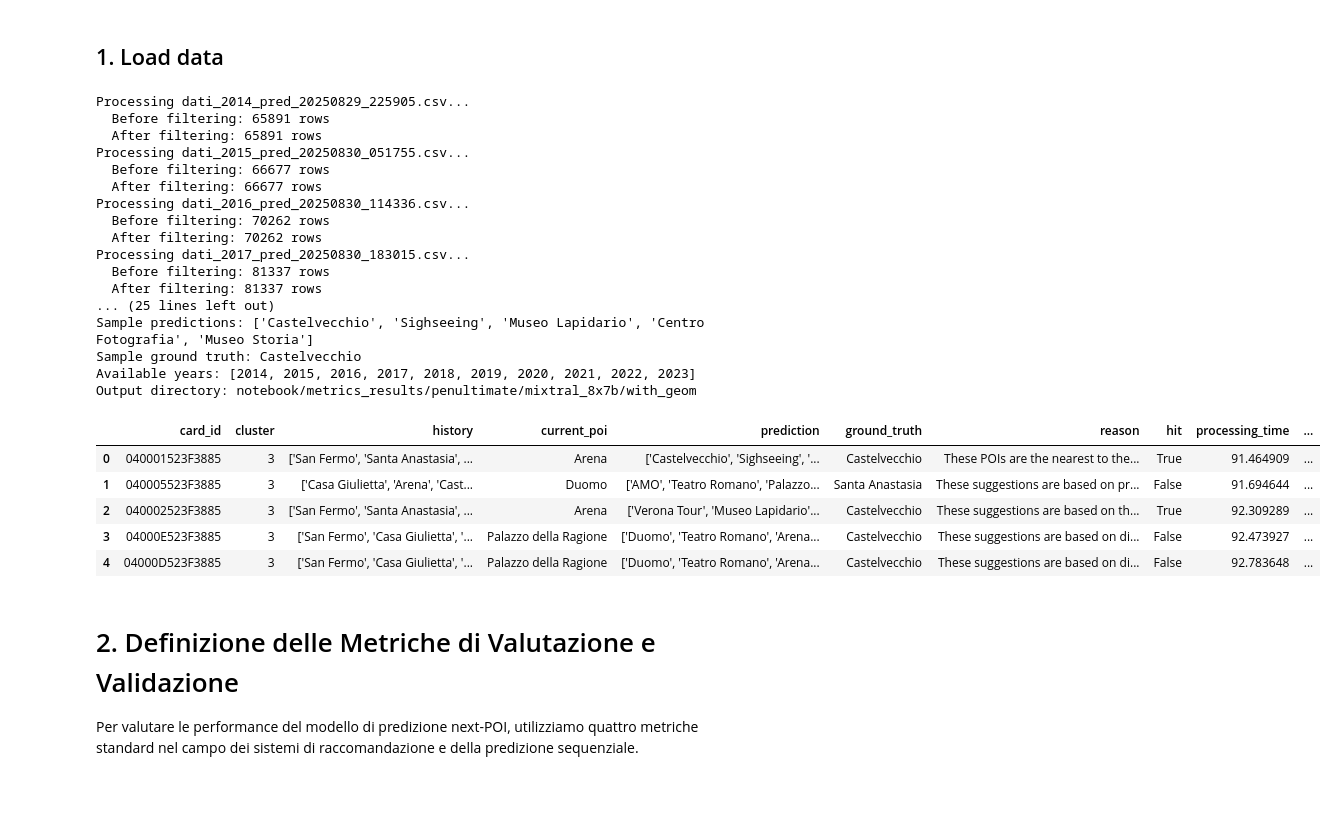
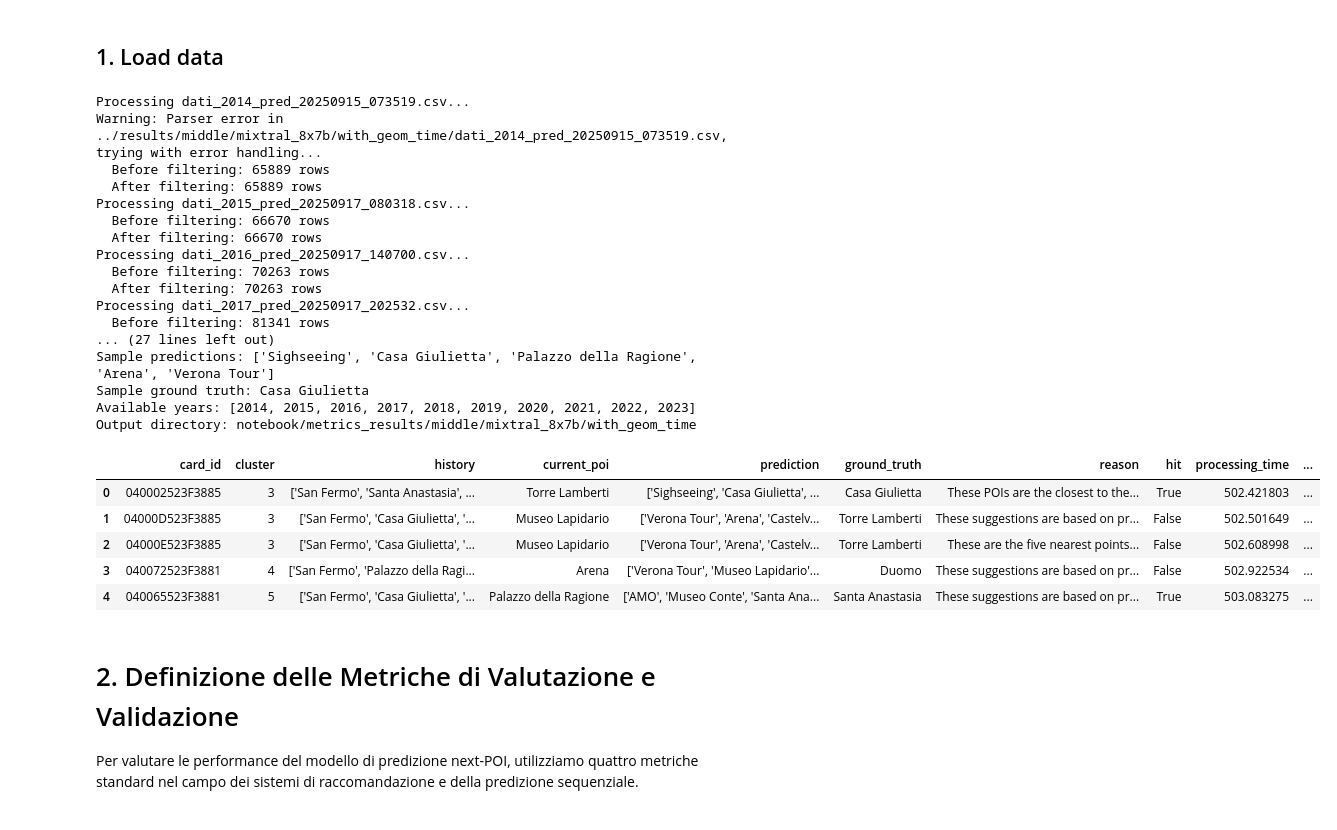
Before and after one commit to simo-hue/LLM-Tourism-Mobility-Predictor-HPC-A100, a Jupyter notebook: notebook/singole_metriche_canva.ipynb, the cells around one changed output. Drawn from its saved outputs; the diff is of its cells as text; code cells hidden in the pictures.

```diff
--- a/notebook/singole_metriche_canva.ipynb
+++ b/notebook/singole_metriche_canva.ipynb
@@ -102,13 +102,14 @@ import re
 
 # Percorso ai file CSV
 #csv_files = [Path(p) for p in glob.glob('../results/penultimate/qwen2.5_14b/base_version/*_pred_*.csv')]
-csv_files = [Path(p) for p in glob.glob('../results/middle/mixtral_8x7b/with_geom/*_pred_*.csv')]
+#csv_files = [Path(p) for p in glob.glob('../results/penultimate/llama3.1_8b/with_geom/*_pred_*.csv')]
+csv_files = [Path(p) for p in glob.glob('../results/penultimate/mixtral_8x7b/with_geom_time/*_pred_*.csv')]
 #csv_files = [Path(p) for p in glob.glob('../results/middle/deepseek-coder_33b/with_geom_time_cluster/*_pred_*.csv')]
 csv_files = sorted(csv_files)
 assert csv_files, "No CSV files matching *_pred_*.csv found!"
 
 # Percorso per salvare i file CSV delle metriche
-metrics_output_path = Path("notebook/metrics_results/middle/mixtral_8x7b/with_geom")
+metrics_output_path = Path("notebook/metrics_results/penultimate/mixtral_8x7b/with_geom_time")
 metrics_output_path.mkdir(parents=True, exist_ok=True)
 
 def safe_parse_prediction(x):
@@ -183,54 +184,54 @@ for fp in csv_files:
         year = 2014  # default year
 
     df['year'] = year
 
     # Parsing delle predizioni
     df['prediction_list'] = df['prediction'].apply(safe_parse_prediction)
 
     # Filtra solo le righe con predizioni valide e non vuote
     df = df[df['prediction_list'].apply(lambda x: isinstance(x, list) and len(x) > 0)]
 
     print(f"  After filtering: {len(df)} rows")
 
     # Mantieni solo righe con 5 predizioni (opzionale, puoi commentare se vuoi mantenere tutte)
     # df = df[df['prediction_list'].apply(len) == 5]
 
     dfs.append(df)
 
 # Usa df_all per compatibilità con il resto del notebook
 df_all = pd.concat(dfs, ignore_index=True)
 print(f"Loaded {len(df_all):,} rows from {len(csv_files)} files")
 
 # Verifica i dati
 print(f"Sample predictions: {df_all['prediction_list'].iloc[0]}")
 print(f"Sample ground truth: {df_all['ground_truth'].iloc[0]}")
 print(f"Available years: {sorted(df_all['year'].unique())}")
 print(f"Output directory: {metrics_output_path}")
 df_all.head()
 # %% [output]
-Processing dati_2014_pred_20250829_225905.csv...
-  Before filtering: 65891 rows
-  After filtering: 65891 rows
-Processing dati_2015_pred_20250830_051755.csv...
-  Before filtering: 66677 rows
-  After filtering: 66677 rows
-Processing dati_2016_pred_20250830_114336.csv...
-  Before filtering: 70262 rows
-  After filtering: 70262 rows
-Processing dati_2017_pred_20250830_183015.csv...
-  Before filtering: 81337 rows
-  After filtering: 81337 rows
-... (25 lines left out)
-Sample predictions: ['Castelvecchio', 'Sighseeing', 'Museo Lapidario', 'Centro Fotografia', 'Museo Storia']
-Sample ground truth: Castelvecchio
+Processing dati_2014_pred_20250915_073519.csv...
+Warning: Parser error in ../results/middle/mixtral_8x7b/with_geom_time/dati_2014_pred_20250915_073519.csv, trying with error handling...
+  Before filtering: 65889 rows
+  After filtering: 65889 rows
+Processing dati_2015_pred_20250917_080318.csv...
+  Before filtering: 66670 rows
+  After filtering: 66670 rows
+Processing dati_2016_pred_20250917_140700.csv...
+  Before filtering: 70263 rows
+  After filtering: 70263 rows
+Processing dati_2017_pred_20250917_202532.csv...
+  Before filtering: 81341 rows
+... (27 lines left out)
+Sample predictions: ['Sighseeing', 'Casa Giulietta', 'Palazzo della Ragione', 'Arena', 'Verona Tour']
+Sample ground truth: Casa Giulietta
 Available years: [2014, 2015, 2016, 2017, 2018, 2019, 2020, 2021, 2022, 2023]
-Output directory: notebook/metrics_results/penultimate/mixtral_8x7b/with_geom
+Output directory: notebook/metrics_results/middle/mixtral_8x7b/with_geom_time
 |  | card_id | cluster | history | current_poi | prediction | ground_truth | reason | hit | processing_time | ... |
-| 0 | 040001523F3885 | 3 | ['San Fermo', 'Santa Anastasia', ... | Arena | ['Castelvecchio', 'Sighseeing', '... | Castelvecchio | These POIs are the nearest to the... | True | 91.464909 | ... |
-| 1 | 040005523F3885 | 3 | ['Casa Giulietta', 'Arena', 'Cast... | Duomo | ['AMO', 'Teatro Romano', 'Palazzo... | Santa Anastasia | These suggestions are based on pr... | False | 91.694644 | ... |
-| 2 | 040002523F3885 | 3 | ['San Fermo', 'Santa Anastasia', ... | Arena | ['Verona Tour', 'Museo Lapidario'... | Castelvecchio | These suggestions are based on th... | True | 92.309289 | ... |
-| 3 | 04000E523F3885 | 3 | ['San Fermo', 'Casa Giulietta', '... | Palazzo della Ragione | ['Duomo', 'Teatro Romano', 'Arena... | Castelvecchio | These suggestions are based on di... | False | 92.473927 | ... |
-| 4 | 04000D523F3885 | 3 | ['San Fermo', 'Casa Giulietta', '... | Palazzo della Ragione | ['Duomo', 'Teatro Romano', 'Arena... | Castelvecchio | These suggestions are based on di... | False | 92.783648 | ... |
+| 0 | 040002523F3885 | 3 | ['San Fermo', 'Santa Anastasia', ... | Torre Lamberti | ['Sighseeing', 'Casa Giulietta', ... | Casa Giulietta | These POIs are the closest to the... | True | 502.421803 | ... |
+| 1 | 04000D523F3885 | 3 | ['San Fermo', 'Casa Giulietta', '... | Museo Lapidario | ['Verona Tour', 'Arena', 'Castelv... | Torre Lamberti | These suggestions are based on pr... | False | 502.501649 | ... |
+| 2 | 04000E523F3885 | 3 | ['San Fermo', 'Casa Giulietta', '... | Museo Lapidario | ['Verona Tour', 'Arena', 'Castelv... | Torre Lamberti | These are the five nearest points... | False | 502.608998 | ... |
+| 3 | 040072523F3881 | 4 | ['San Fermo', 'Palazzo della Ragi... | Arena | ['Verona Tour', 'Museo Lapidario'... | Duomo | These suggestions are based on pr... | False | 502.922534 | ... |
+| 4 | 040065523F3881 | 5 | ['San Fermo', 'Casa Giulietta', '... | Palazzo della Ragione | ['AMO', 'Museo Conte', 'Santa Ana... | Santa Anastasia | These suggestions are based on pr... | True | 503.083275 | ... |
 # %% [markdown]
 # 2. Definizione delle Metriche di Valutazione e Validazione
 
```
Also changed, not shown: parts of 10 cells of this notebook, 48 other files.
